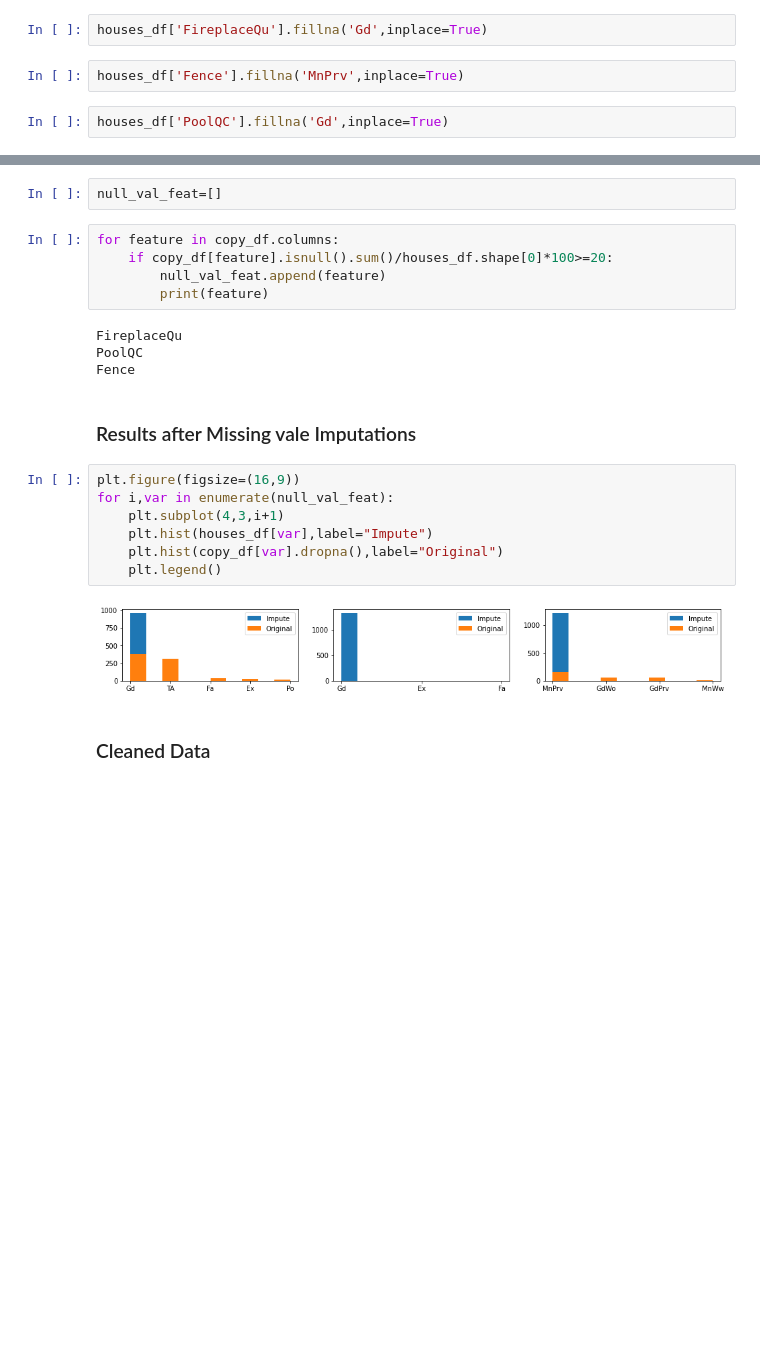
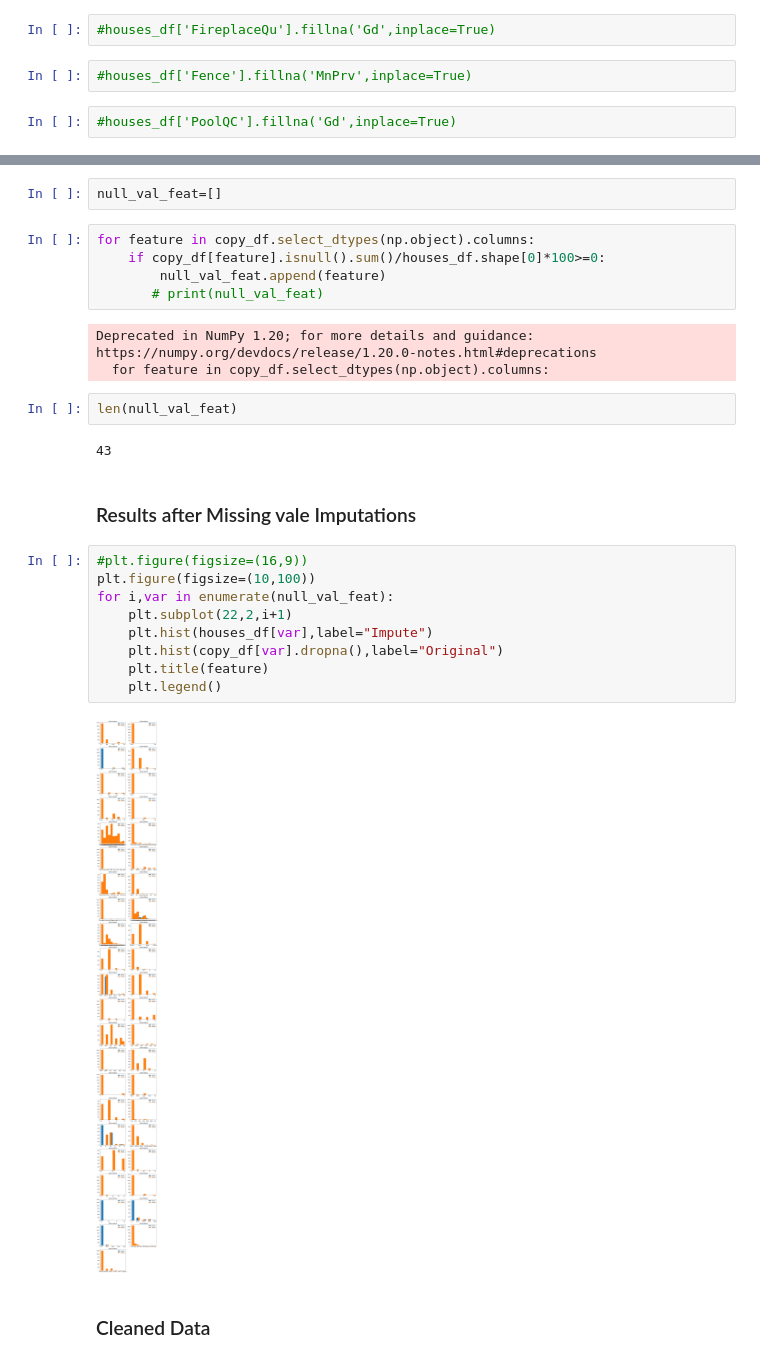
Before and after one commit to ImranNazir4/Data_Analysis_Projects, a Jupyter notebook: Numerical Data Analytics/House_Prices_Prediction/Untitled.ipynb, the cells around one changed output, grey strips where cells are left out. Saved outputs shown, nothing was run; the diff lists cells and outputs as text; blank space fills up the shorter version.

```diff
--- a/Numerical Data Analytics/House_Prices_Prediction/Untitled.ipynb
+++ b/Numerical Data Analytics/House_Prices_Prediction/Untitled.ipynb
@@ -72,9 +112,9 @@ houses_df.dropna(axis=0,subset=['GarageYrBlt','GarageFinish','GarageQual','Garag
 # %%
-houses_df['FireplaceQu'].fillna('Gd',inplace=True)
+#houses_df['FireplaceQu'].fillna('Gd',inplace=True)
 # %%
-houses_df['Fence'].fillna('MnPrv',inplace=True)
+#houses_df['Fence'].fillna('MnPrv',inplace=True)
 # %%
-houses_df['PoolQC'].fillna('Gd',inplace=True)
+#houses_df['PoolQC'].fillna('Gd',inplace=True)
 # %%
 #plt.figure(figsize=(16,9))
 #for i,var in enumerate(['FireplaceQu']):
@@ -85,25 +125,30 @@ houses_df['PoolQC'].fillna('Gd',inplace=True)
 # %%
 null_val_feat=[]
 # %%
-for feature in copy_df.columns:
-    if copy_df[feature].isnull().sum()/houses_df.shape[0]*100>=20:
+for feature in copy_df.select_dtypes(np.object).columns:
+    if copy_df[feature].isnull().sum()/houses_df.shape[0]*100>=0:
         null_val_feat.append(feature)
-        print(feature)
+       # print(null_val_feat)
 # %% [output]
-FireplaceQu
-PoolQC
-Fence
+Deprecated in NumPy 1.20; for more details and guidance: https://numpy.org/devdocs/release/1.20.0-notes.html#deprecations
+  for feature in copy_df.select_dtypes(np.object).columns:
+# %%
+len(null_val_feat)
+# %% [output]
+43
 # %% [markdown]
 ### Results after Missing vale Imputations
 # %%
-plt.figure(figsize=(16,9))
+#plt.figure(figsize=(16,9))
+plt.figure(figsize=(10,100))
 for i,var in enumerate(null_val_feat):
-    plt.subplot(4,3,i+1)
+    plt.subplot(22,2,i+1)
     plt.hist(houses_df[var],label="Impute")
     plt.hist(copy_df[var].dropna(),label="Original")
+    plt.title(feature)
     plt.legend()
 # %% [output]
-[figure, old version]
+[figure, new version]
 # %% [markdown]
 ### Cleaned Data
 # %%
```
Also changed, not shown: parts of 38 cells of this notebook, 5 other files.
